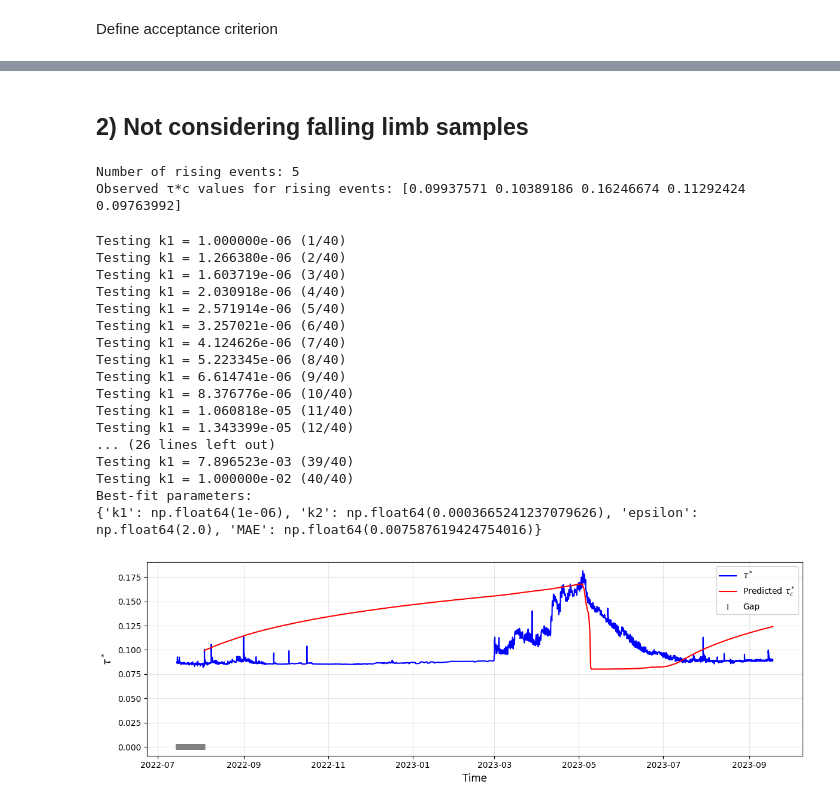
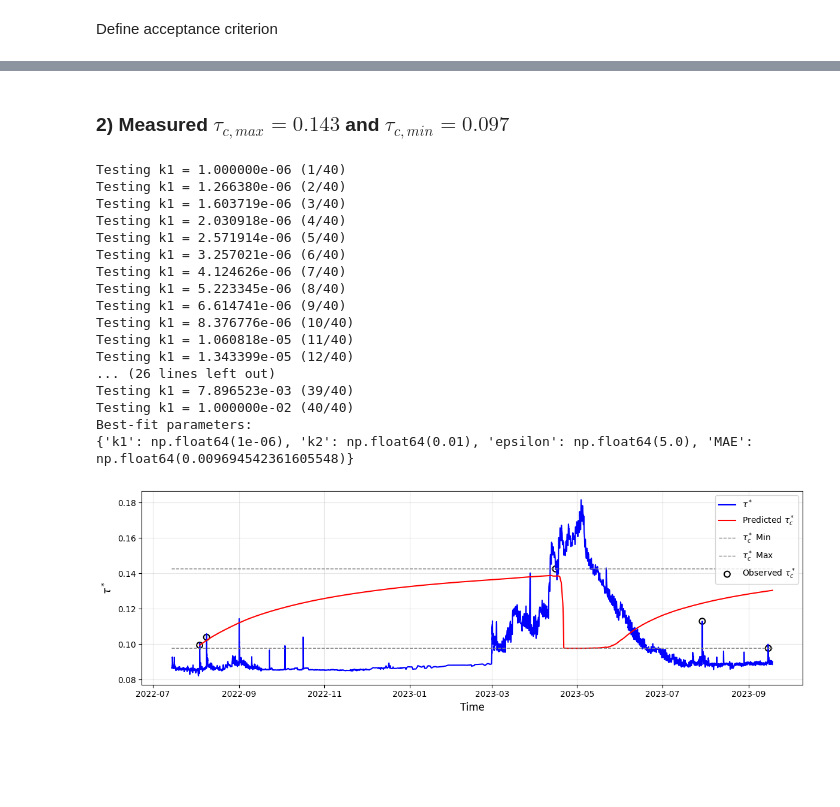
Before and after one commit to nicole-hucke/shear_stress_paper, a Jupyter notebook: antecedent_conditions/masteller_model/full_record/masteller_model.ipynb, the cells around one changed output, grey strips where cells are left out. Cells and saved outputs as stored; diff of their text form; code cells hidden in the pictures; blank space fills up the shorter version.

```diff
--- a/antecedent_conditions/masteller_model/full_record/masteller_model.ipynb
+++ b/antecedent_conditions/masteller_model/full_record/masteller_model.ipynb
@@ -188,7 +188,7 @@ Import and format data
 # %%
 # import data
 tau_star = pd.read_csv('../../field_data/average_shear_stress_lajara_full.csv', parse_dates=['datetime'], index_col='datetime')
-tauc_events = pd.read_csv('../tauc_events_exceedance_rising_fake.csv', parse_dates=['datetime'], index_col='datetime')
+tauc_events = pd.read_csv('../../field_data/tauc_values/2_exceedance_d50.csv', parse_dates=['date'], index_col='date')
 
 # change tau column name to 'tau'
 df_tau = tau_star.rename(columns={'shear_stress': 'tau'})
@@ -213,9 +213,10 @@ time_to_index = pd.Series(
     np.arange(len(df_tau)),
     index=df_tau.index
 )
-event_indices = time_to_index.loc[tauc_events.index].to_numpy() # integer indices of event times
-tau_c_obs = tauc_events["tauc"].to_numpy() # observed τ*c values
-tau_star = df_tau["tau_star"].to_numpy() # τ* time series array
+# snap event times to nearest tau time
+event_indices = time_to_index.index.get_indexer(tauc_events.index, method='nearest')
+tau_c_obs = tauc_events["tauc*"].to_numpy()
+tau_star = df_tau["tau_star"].to_numpy()
 # %%
 # resample tau to only have data every 15 minutes (some samples are 14 or 16 minutes apart, which causes issues with the model)
 df_tau = df_tau.resample('15min').mean()
@@ -472,41 +429,26 @@ plt.show()
 # %% [markdown]
-## 2) Not considering falling limb samples
+### 2) Measured $\tau_{c,max} = 0.143$ and  $\tau_{c,min} = 0.097$
-# %%
-tauc_events_rising = pd.read_csv('../tauc_events_exceedance_rising_only.csv', parse_dates=['datetime'], index_col='datetime')
-
-# remove NaT and align to available time index
-tauc_events_rising = tauc_events_rising.loc[~tauc_events_rising.index.isna()]
-tauc_events_rising = tauc_events_rising.loc[tauc_events_rising.index.isin(time_to_index.index)]
-
-tauc_obs_rising = tauc_events_rising["tauc"].to_numpy()
-event_indices_rising = time_to_index.loc[tauc_events_rising.index].to_numpy()
-print(f"Number of rising events: {len(event_indices_rising)}")
-print(f"Observed τ*c values for rising events: {tauc_obs_rising}")
-# %% [output]
-Number of rising events: 5
-Observed τ*c values for rising events: [0.09937571 0.10389186 0.16246674 0.11292424 0.09763992]
 # %%
-# determining range of calibration parameters to test
-k1_vals = np.logspace(-6, -2, 40) # values evenly spaced on log scale
-k2_vals = np.logspace(-6, -2, 40)
-eps_vals = np.linspace(1, 10, 10) # values from 0 to 10
+# get min and max from events
+tauc_min = tauc_events["tauc*"].min()
+tauc_max = tauc_events["tauc*"].max()
 
-results = calibrate_parameters(
+results2 = calibrate_parameters(
     tau_star,
-    event_indices_rising,
-    tauc_obs_rising,
+    event_indices,
+    tau_c_obs,
     dt=15,
     k1_vals=k1_vals,
     k2_vals=k2_vals,
     eps_vals=eps_vals,
     gamma=2.5,
-    tau_c_min=0.08,
-    tau_c_max=0.2
+    tau_c_min=tauc_min,
+    tau_c_max=tauc_max
 )
 
-best = min(results, key=lambda x: x["MAE"])
+best2 = min(results2, key=lambda x: x["MAE"])
 print("Best-fit parameters:")
-print(best)
+print(best2)
 # %% [output]
 Testing k1 = 1.000000e-06 (1/40)
 Testing k1 = 1.266380e-06 (2/40)
@@ -524,43 +466,35 @@ Testing k1 = 1.343399e-05 (12/40)
 Testing k1 = 7.896523e-03 (39/40)
 Testing k1 = 1.000000e-02 (40/40)
 Best-fit parameters:
-{'k1': np.float64(1e-06), 'k2': np.float64(0.0003665241237079626), 'epsilon': np.float64(2.0), 'MAE': np.float64(0.007587619424754016)}
+{'k1': np.float64(1e-06), 'k2': np.float64(0.01), 'epsilon': np.float64(5.0), 'MAE': np.float64(0.009694542361605548)}
 # %%
-calibration = evolve_tau_c_gap_reset(
-    tau_star, event_indices_rising, tauc_obs_rising, dt=15,
-    k1=1e-06, k2=0.0003665241237079626, epsilon=2,    # best fit model parameters from above
-    gamma=2.5, tau_c_min=0.08, tau_c_max=0.2)
+calibration2 = evolve_tau_c_gap_reset(
+    tau_star, event_indices, tau_c_obs, dt=15,
+    k1=best2["k1"], k2=best2["k2"], epsilon=best2["epsilon"],    # best fit model parameters from above
+    gamma=2.5, tau_c_min=tauc_min, tau_c_max=tauc_max)
 
-# export calibration parameters and MAE to csv
-#results_df = pd.DataFrame(results)
-results_df.to_csv('calibration/nofalling_calibration.csv', index=False)
 
 # tau_star is a pd.Series with datetime index
-tau_c_pred_series = pd.Series(test, index=time_to_index.index)
+tau_c_pred_series = pd.Series(calibration2, index=time_to_index.index)
 tau_star_series = pd.Series(tau_star, index=time_to_index.index)
 
 fig, ax = plt.subplots(figsize=(12, 4))
 
 ax.plot(tau_star_series.index, tau_star_series.values, color='blue', label=r'$\tau^*$', linewidth=1.5)
 ax.plot(tau_c_pred_series.index, tau_c_pred_series.values, color='red', label=r'Predicted $\tau_c^*$', linewidth=1.5)
-
-# highlight NaNs in predicted tau_c (data gaps)
-gap_mask = np.isnan(tau_c_pred_series.values)
-ax.scatter(
-    tau_c_pred_series.index[gap_mask],
-    np.zeros(gap_mask.sum()),
-    color='gray',
-    marker='|',
-    s=50,
-    label='Gap'
-)
+# horizontal min and max lines
+ax.plot(tau_c_pred_series.index, [tauc_min]*len(tau_c_pred_series), color='gray', linestyle='--', label=r'$\tau_c^*$ Min', linewidth=1)
+ax.plot(tau_c_pred_series.index, [tauc_max]*len(tau_c_pred_series), color='gray', linestyle='--', label=r'$\tau_c^*$ Max', linewidth=1)
+# plot measured tauc calibration points
+obs_tauc_series = pd.Series(tau_c_obs, index=tauc_events.index)
+ax.scatter(obs_tauc_series.index, obs_tauc_series.values, facecolors='none', edgecolors='black', s=50, linewidth=1.5, label=r'Observed $\tau_c^*$')
 
 ax.set_ylabel(r'$\tau^*$', fontsize=12)
 ax.set_xlabel('Time', fontsize=12)
 ax.legend()
 ax.grid(True, alpha=0.3)
 
 plt.tight_layout()
 plt.show()
 # %% [output]
-[figure, old version]
+[figure, new version]
```
Also changed, not shown: parts of 38 cells of this notebook, 4 other files.
